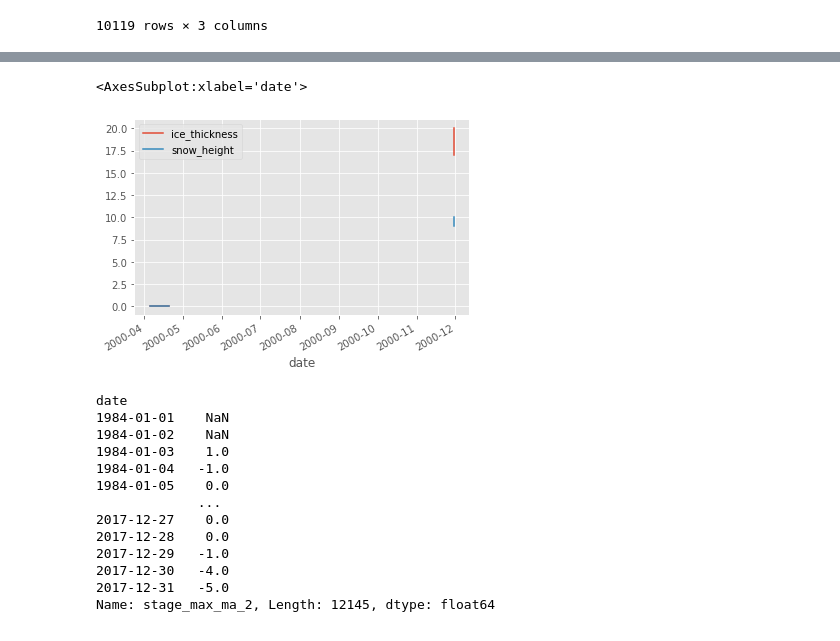
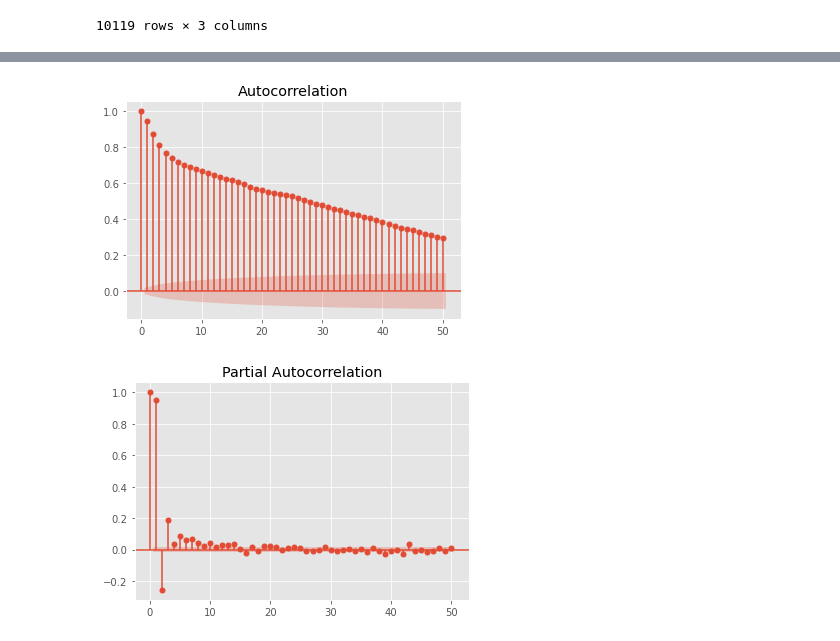
Before and after one commit to stepanplaunov/NoFloodWithAIJ, a Jupyter notebook: DataPreprocessing.ipynb, the cells around one changed output, grey strips where cells are left out. Saved outputs shown, nothing was run; the diff lists cells and outputs as text; code cells hidden in the pictures.

```diff
--- a/DataPreprocessing.ipynb
+++ b/DataPreprocessing.ipynb
@@ -194,5 +147,0 @@ ice_df.loc[~((ice_df.index.month < 4) | (ice_df.index.month > 10)) , ['ice_thick
-# %%
-ice_df[['ice_thickness', 'snow_height']]['2000-04':'2000-11'].plot()
-# %% [output]
-<AxesSubplot:xlabel='date'>
-[figure, removed]
@@ -204,19 +158,19 @@ hydro_df['stage_max_ma_2'] = hydro_df['stage_max'].shift(1).rolling(2).apply(lam
-# %%
-hydro_df['stage_max_ma_2']
-# %% [output]
-date
-1984-01-01    NaN
-1984-01-02    NaN
-1984-01-03    1.0
-1984-01-04   -1.0
-1984-01-05    0.0
-             ...
-2017-12-27    0.0
-2017-12-28    0.0
-2017-12-29   -1.0
-2017-12-30   -4.0
-2017-12-31   -5.0
-Name: stage_max_ma_2, Length: 12145, dtype: float64
+# %%
+# hydro_df['stage_max_ma_2']
+
+from pandas import read_csv
+from matplotlib import pyplot
+from statsmodels.graphics.tsaplots import plot_acf, plot_pacf
+
+
+plot_acf(hydro_df['stage_max'], lags= 50)
+
+
+plot_pacf(hydro_df['stage_max'], lags=50)
+pyplot.show()
+# %% [output]
+[figure, added]
+[figure, added]
 # %%
 meteo_df = interpolate_df(meteo_df, cols = ['temperature_ground', 'humidity'])
 # %%
```
Also changed, not shown: parts of 39 cells of this notebook, 12 other files.
